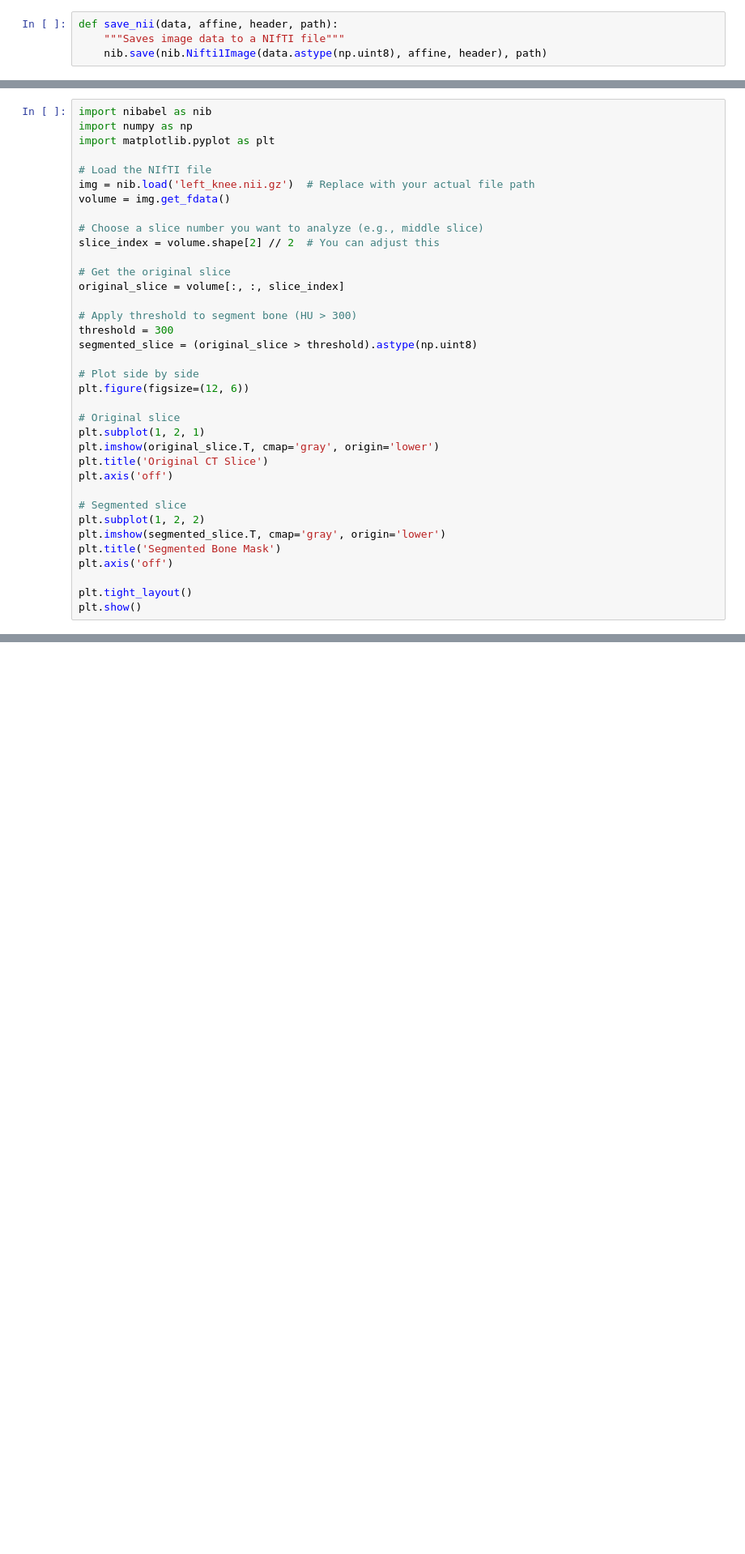
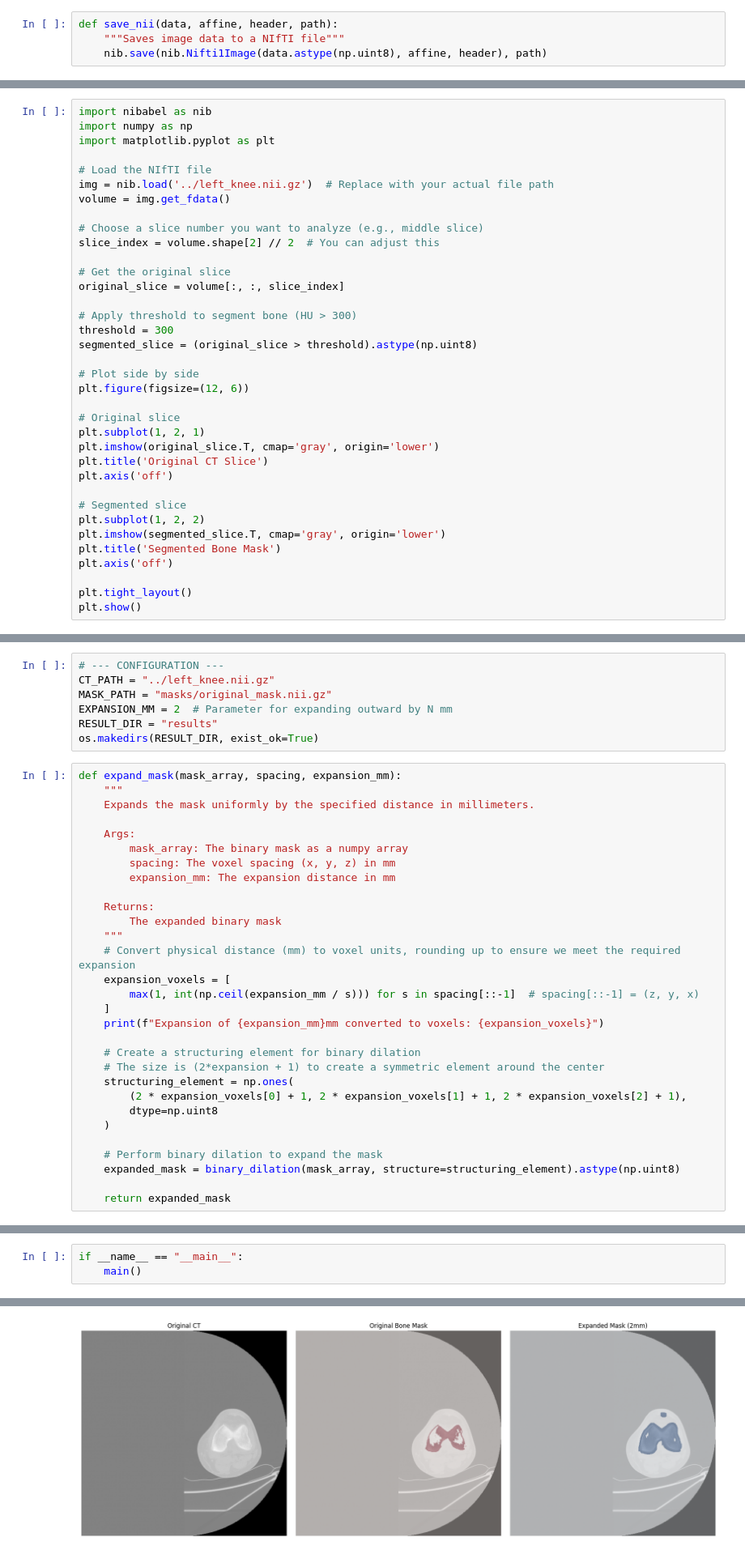
Before and after one commit to Ishusneha/Naami_Assignments, a Jupyter notebook: notebooks/full_pipeline_demo.ipynb, the cells around one changed output, grey strips where cells are left out. Shown at 81% size. Cells and saved outputs as stored; diff of their text form; blank space fills up the shorter version.

Commit message:
Updated notebook to visualize task 2(expansion)

```diff
--- a/notebooks/full_pipeline_demo.ipynb
+++ b/notebooks/full_pipeline_demo.ipynb
@@ -93,7 +95,7 @@ import numpy as np
 import matplotlib.pyplot as plt
 
 # Load the NIfTI file
-img = nib.load('left_knee.nii.gz')  # Replace with your actual file path
+img = nib.load('../left_knee.nii.gz')  # Replace with your actual file path
 volume = img.get_fdata()
 
 # Choose a slice number you want to analyze (e.g., middle slice)
@@ -125,3 +127,40 @@ plt.tight_layout()
 plt.show()
 # %% [output]
 [figure]
+# %%
+# --- CONFIGURATION ---
+CT_PATH = "../left_knee.nii.gz"
+MASK_PATH = "masks/original_mask.nii.gz"
+EXPANSION_MM = 2  # Parameter for expanding outward by N mm
+RESULT_DIR = "results"
+os.makedirs(RESULT_DIR, exist_ok=True)
+# %%
+def expand_mask(mask_array, spacing, expansion_mm):
+    """
+    Expands the mask uniformly by the specified distance in millimeters.
+
+    Args:
+        mask_array: The binary mask as a numpy array
+        spacing: The voxel spacing (x, y, z) in mm
+        expansion_mm: The expansion distance in mm
+
+    Returns:
+        The expanded binary mask
+    """
+    # Convert physical distance (mm) to voxel units, rounding up to ensure we meet the required expansion
+    expansion_voxels = [
+        max(1, int(np.ceil(expansion_mm / s))) for s in spacing[::-1]  # spacing[::-1] = (z, y, x)
+    ]
+    print(f"Expansion of {expansion_mm}mm converted to voxels: {expansion_voxels}")
+
+    # Create a structuring element for binary dilation
+    # The size is (2*expansion + 1) to create a symmetric element around the center
+    structuring_element = np.ones(
+        (2 * expansion_voxels[0] + 1, 2 * expansion_voxels[1] + 1, 2 * expansion_voxels[2] + 1),
+        dtype=np.uint8
+    )
+
+    # Perform binary dilation to expand the mask
+    expanded_mask = binary_dilation(mask_array, structure=structuring_element).astype(np.uint8)
+
+    return expanded_mask
@@ -127,0 +260,4 @@ plt.show()
+# %%
+if __name__ == "__main__":
+    main()
+# %% [output]
@@ -127,0 +273 @@ plt.show()
+[figure, added]
```
Also changed, not shown: parts of 4 cells of this notebook, 1 other file.
